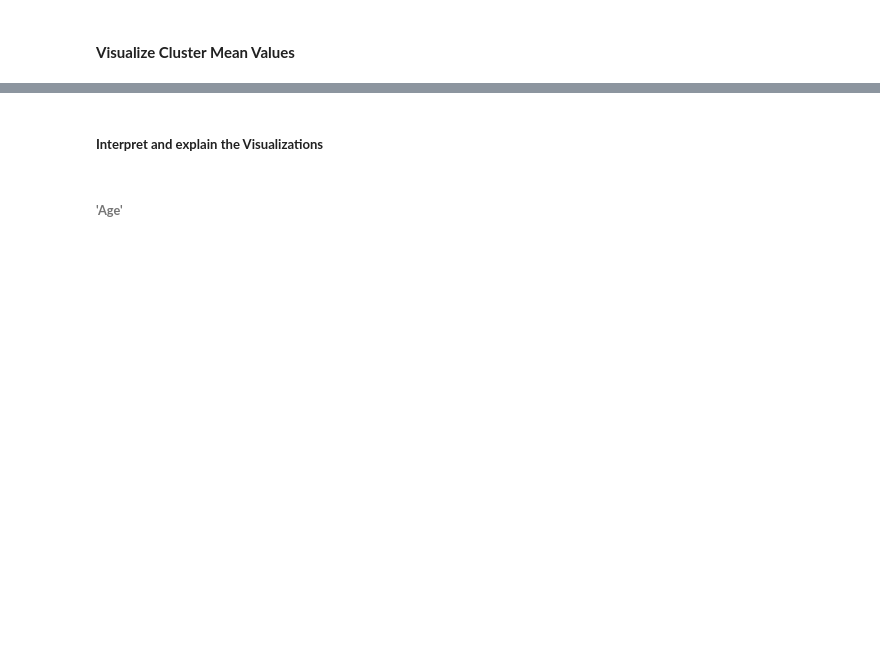
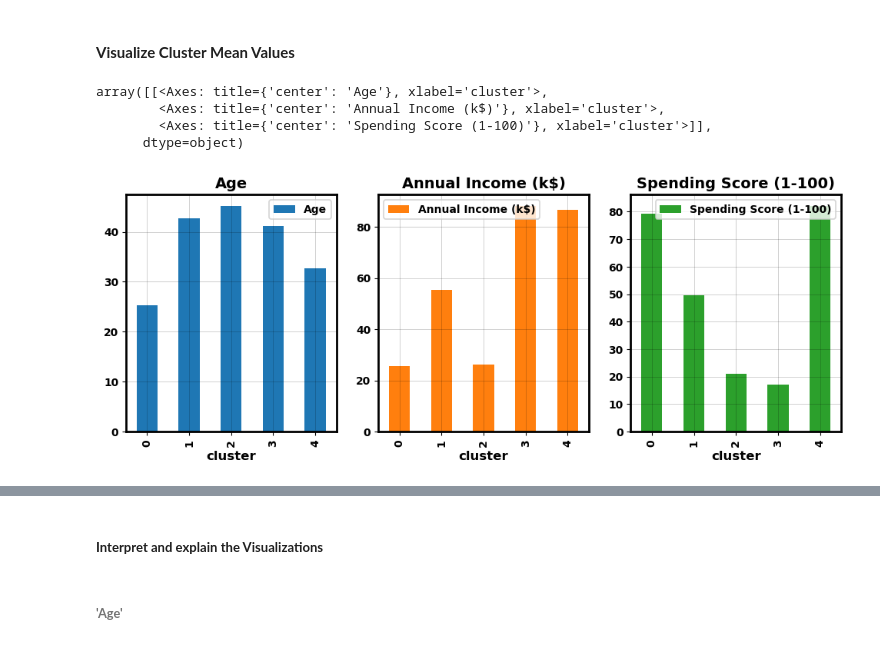
Before and after one commit to Caellwyn/intermediate-ml-wk02-unsupervised-learning-codealongs, a Jupyter notebook: Lecture 1/IN CLASS Data Analysis with Clustering codealong.ipynb, the cells around one changed output, grey strips where cells are left out. Drawn from its saved outputs; the diff is of its cells as text; code cells hidden in the pictures; blank space fills up the shorter version.

```diff
--- a/Lecture 1/IN CLASS Data Analysis with Clustering codealong.ipynb
+++ b/Lecture 1/IN CLASS Data Analysis with Clustering codealong.ipynb
@@ -271,7 +335,10 @@ plt.show;
 # %%
 # instantiate a KMeans model with the value for k based on elbow plot method
 # and silhouette score
+kmeans = KMeans(n_clusters=5).fit(X_scaled)
 # %% [markdown]
 ## **Analyze the Clusters**
 # %%
 # add a column to the dataframe to add the cluster label as you fit and predict x
+df['cluster'] = kmeans.labels_
+df.head()
@@ -278,2 +352,4 @@ plt.show;
 # %% [markdown]
 #### **Cluster Statistics**
+# %%
+cluster_groups = df.groupby('cluster')
@@ -288,7 +411,18 @@ plt.show;
 # %%
 ## Define a variable for a dataframe
 ## grouped by cluster
+cluster_means = cluster_groups.mean()
 # %%
 ## Define a dataframe
 ## indexed by cluster
 ## with the feature means for each cluster
+cluster_means.plot(subplots=True,
+                   kind='bar',
+                   figsize=((12,4)),
+                   layout=(1,3))
+# %% [output]
+array([[<Axes: title={'center': 'Age'}, xlabel='cluster'>,
+        <Axes: title={'center': 'Annual Income (k$)'}, xlabel='cluster'>,
+        <Axes: title={'center': 'Spending Score (1-100)'}, xlabel='cluster'>]],
+      dtype=object)
+[figure, added]
```
Also changed, not shown: parts of 20 cells of this notebook.
